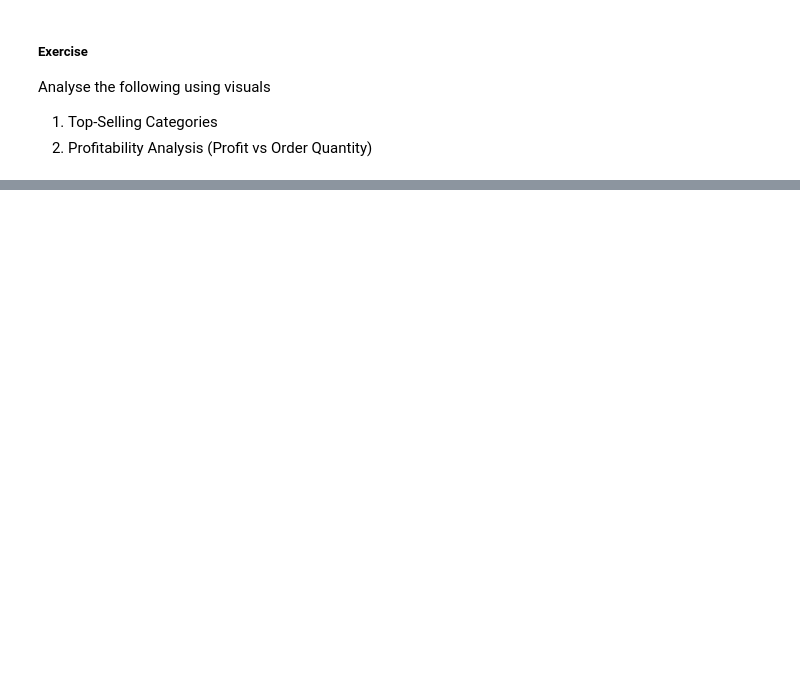
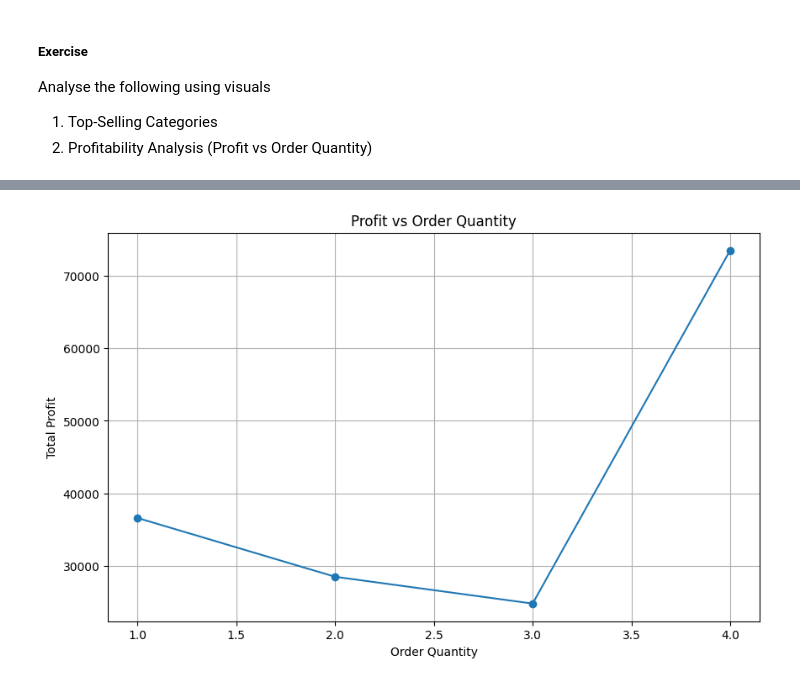
Before and after one commit to joyflorence/Data_visualisation-and-storytelling, a Jupyter notebook: Data Visualization.ipynb, the cells around one changed output, grey strips where cells are left out. Cells and saved outputs as stored; diff of their text form; code cells hidden in the pictures; blank space fills up the shorter version.

```diff
--- a/Data Visualization.ipynb
+++ b/Data Visualization.ipynb
@@ -205,0 +217,9 @@ Analyse the following using visuals
+# %%
+# Convert 'Order_Quantity' to numeric (handle potential issues with data formatting)
+Data["Order_Quantity"] = pd.to_numeric(Data["Order_Quantity"], errors="coerce")
+
+# Group by Product_Category and sum the Order_Quantity
+top_categories = Data.groupby("Product_Category")["Order_Quantity"].sum().sort_values(ascending=False)
+
+# Display the top-selling categories
+top_categories
@@ -205,0 +231,14 @@ Analyse the following using visuals
+# %%
+#Profitability Analysis (Profit vs Order Quantity)
+profit_analysis = Data.groupby('Order_Quantity')['Profit'].sum().reset_index()
+
+
+plt.figure(figsize=(10, 6))
+plt.plot(profit_analysis['Order_Quantity'], profit_analysis['Profit'], marker='o')
+plt.title('Profit vs Order Quantity')
+plt.xlabel('Order Quantity')
+plt.ylabel('Total Profit')
+plt.grid()
+plt.show()
+# %% [output]
+[figure, added]
```
Also changed, not shown: parts of 15 cells of this notebook.
